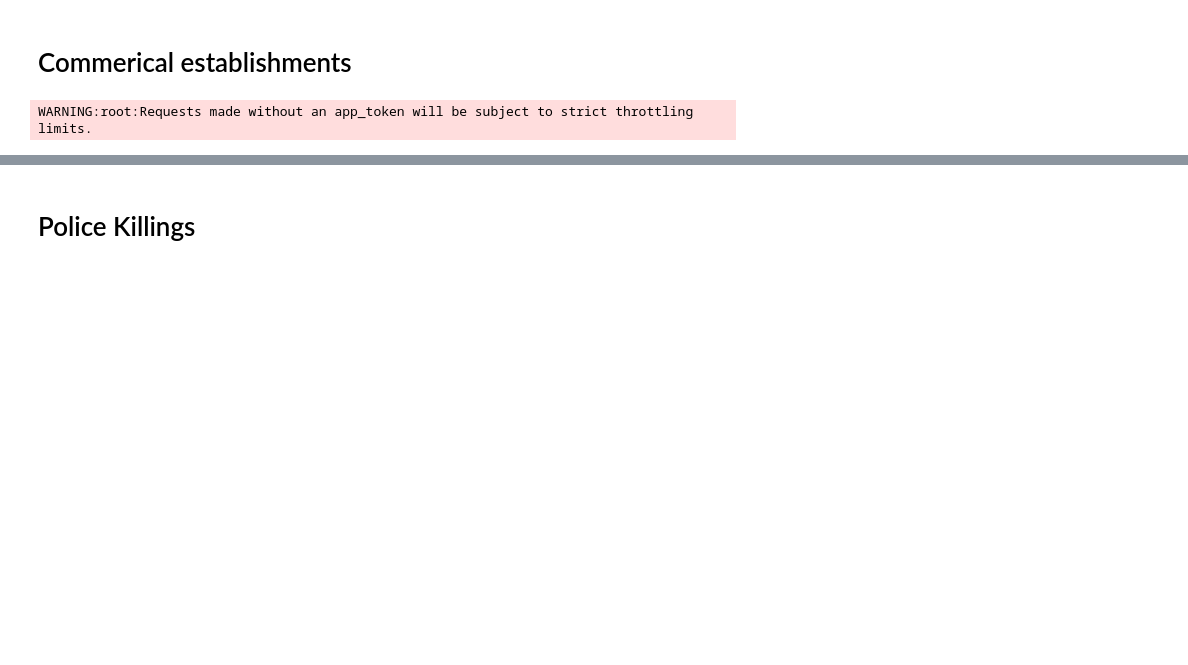
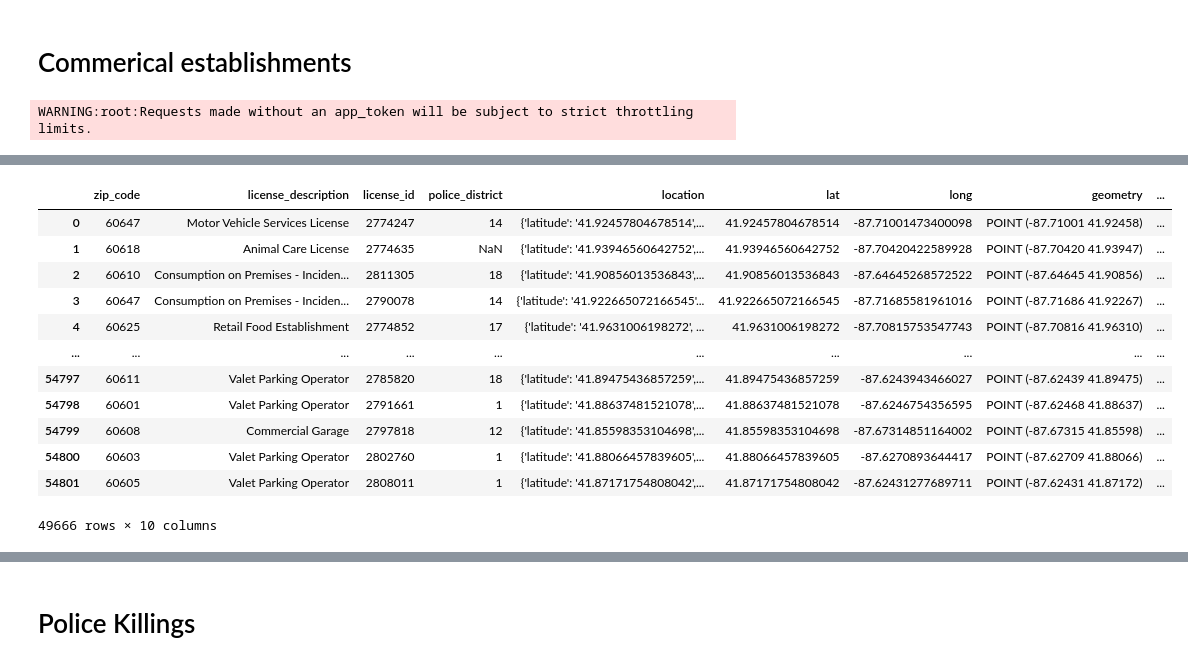
Before and after one commit to mihirbhaskar/chicago-complaints, a Jupyter notebook: additional predictors_Chicago open data.ipynb, the cells around one changed output, grey strips where cells are left out. Saved outputs shown, nothing was run; the diff lists cells and outputs as text; code cells hidden in the pictures; blank space fills up the shorter version.

```diff
--- a/additional predictors_Chicago open data.ipynb
+++ b/additional predictors_Chicago open data.ipynb
@@ -305,0 +484,23 @@ comm_est
+# %%
+#Attach geo ids
+gdf_comm_est = gpd.GeoDataFrame(
+    comm_est, geometry=gpd.points_from_xy(comm_est.long, comm_est.lat),
+    crs = 'epsg:4326')
+
+comm_est_acs = gpd.sjoin(gdf_comm_est, gdf_acs[['geo_id','geometry']], how='left' )
+
+comm_est_acs
+# %% [output]
+|  | zip_code | license_description | license_id | police_district | location | lat | long | geometry | ... |
+| 0 | 60647 | Motor Vehicle Services License | 2774247 | 14 | {'latitude': '41.92457804678514',... | 41.92457804678514 | -87.71001473400098 | POINT (-87.71001 41.92458) | ... |
+| 1 | 60618 | Animal Care License | 2774635 | NaN | {'latitude': '41.93946560642752',... | 41.93946560642752 | -87.70420422589928 | POINT (-87.70420 41.93947) | ... |
+| 2 | 60610 | Consumption on Premises - Inciden... | 2811305 | 18 | {'latitude': '41.90856013536843',... | 41.90856013536843 | -87.64645268572522 | POINT (-87.64645 41.90856) | ... |
+| 3 | 60647 | Consumption on Premises - Inciden... | 2790078 | 14 | {'latitude': '41.922665072166545'... | 41.922665072166545 | -87.71685581961016 | POINT (-87.71686 41.92267) | ... |
+| 4 | 60625 | Retail Food Establishment | 2774852 | 17 | {'latitude': '41.9631006198272', ... | 41.9631006198272 | -87.70815753547743 | POINT (-87.70816 41.96310) | ... |
+| ... | ... | ... | ... | ... | ... | ... | ... | ... | ... |
+| 54797 | 60611 | Valet Parking Operator | 2785820 | 18 | {'latitude': '41.89475436857259',... | 41.89475436857259 | -87.6243943466027 | POINT (-87.62439 41.89475) | ... |
+| 54798 | 60601 | Valet Parking Operator | 2791661 | 1 | {'latitude': '41.88637481521078',... | 41.88637481521078 | -87.6246754356595 | POINT (-87.62468 41.88637) | ... |
+| 54799 | 60608 | Commercial Garage | 2797818 | 12 | {'latitude': '41.85598353104698',... | 41.85598353104698 | -87.67314851164002 | POINT (-87.67315 41.85598) | ... |
+| 54800 | 60603 | Valet Parking Operator | 2802760 | 1 | {'latitude': '41.88066457839605',... | 41.88066457839605 | -87.6270893644417 | POINT (-87.62709 41.88066) | ... |
+| 54801 | 60605 | Valet Parking Operator | 2808011 | 1 | {'latitude': '41.87171754808042',... | 41.87171754808042 | -87.62431277689711 | POINT (-87.62431 41.87172) | ... |
+49666 rows × 10 columns
```
Also changed, not shown: parts of 39 cells of this notebook, 1 other file.
